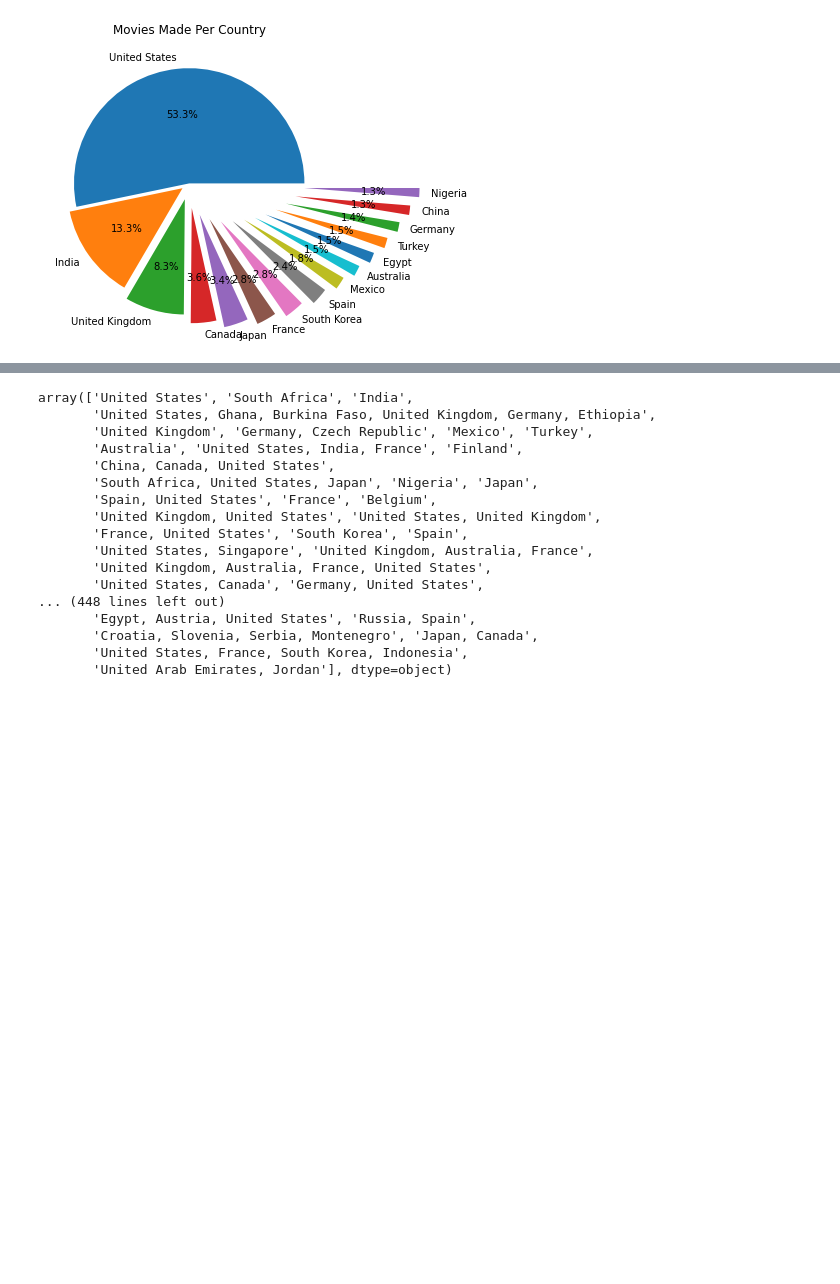
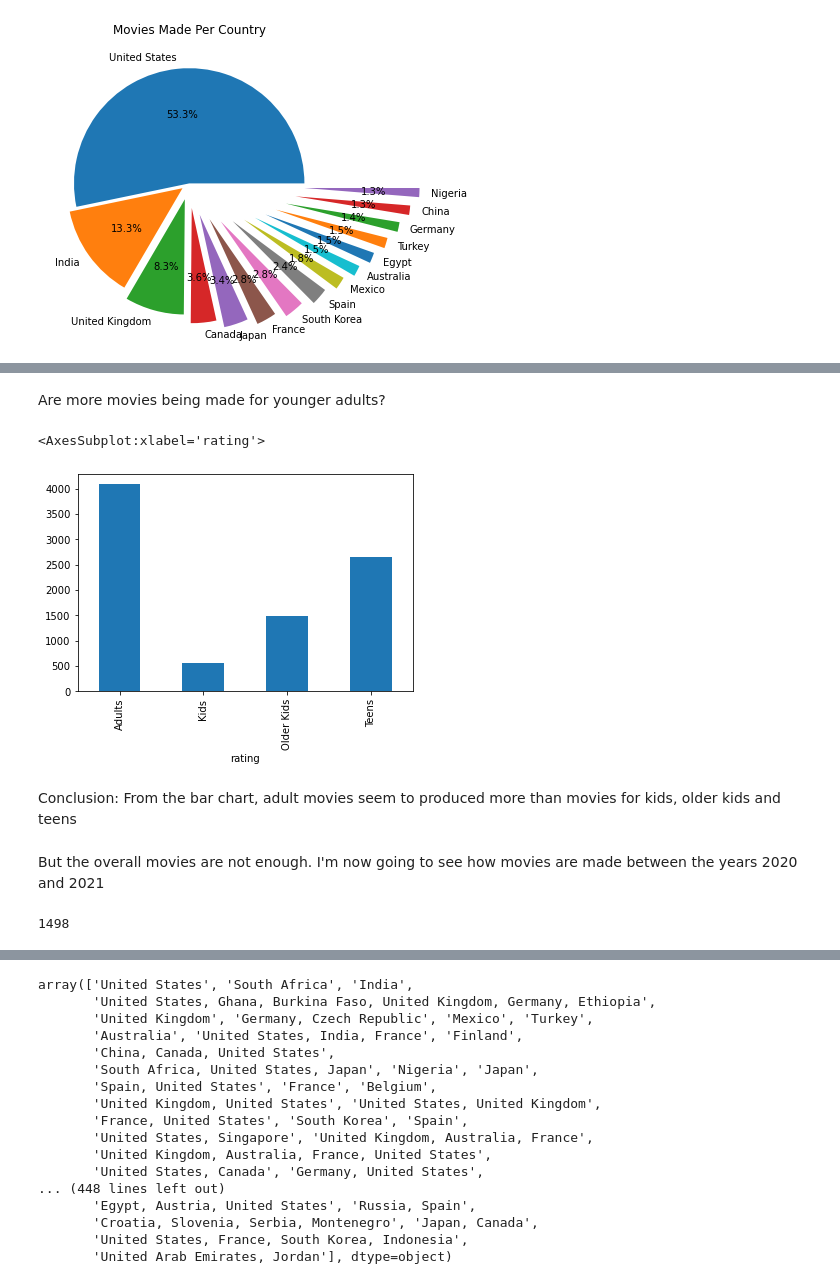
Before and after one commit to luscious-dev/netflix_eda, a Jupyter notebook: my_netflix_eda.ipynb, the cells around one changed output, grey strips where cells are left out. Drawn from its saved outputs; the diff is of its cells as text; code cells hidden in the pictures; blank space fills up the shorter version.

```diff
--- a/my_netflix_eda.ipynb
+++ b/my_netflix_eda.ipynb
@@ -369,0 +392,17 @@ Name: title, dtype: int64
+# %% [markdown]
+Are more movies being made for younger adults?
+# %%
+df.groupby(by='rating')['title'].count().plot(kind='bar')
+# %% [output]
+<AxesSubplot:xlabel='rating'>
+[figure, added]
+# %% [markdown]
+Conclusion: From the bar chart, adult movies seem to produced more than movies for kids, older kids and teens
+# %% [markdown]
+But the overall movies are not enough. I'm now going to see how movies are made between the years 2020 and 2021
+# %%
+# Enough data to work with
+df_2020 = df[df['Year_added']>2020]
+len(df_2020)
+# %% [output]
+1498
```
Also changed, not shown: parts of 25 cells of this notebook.
